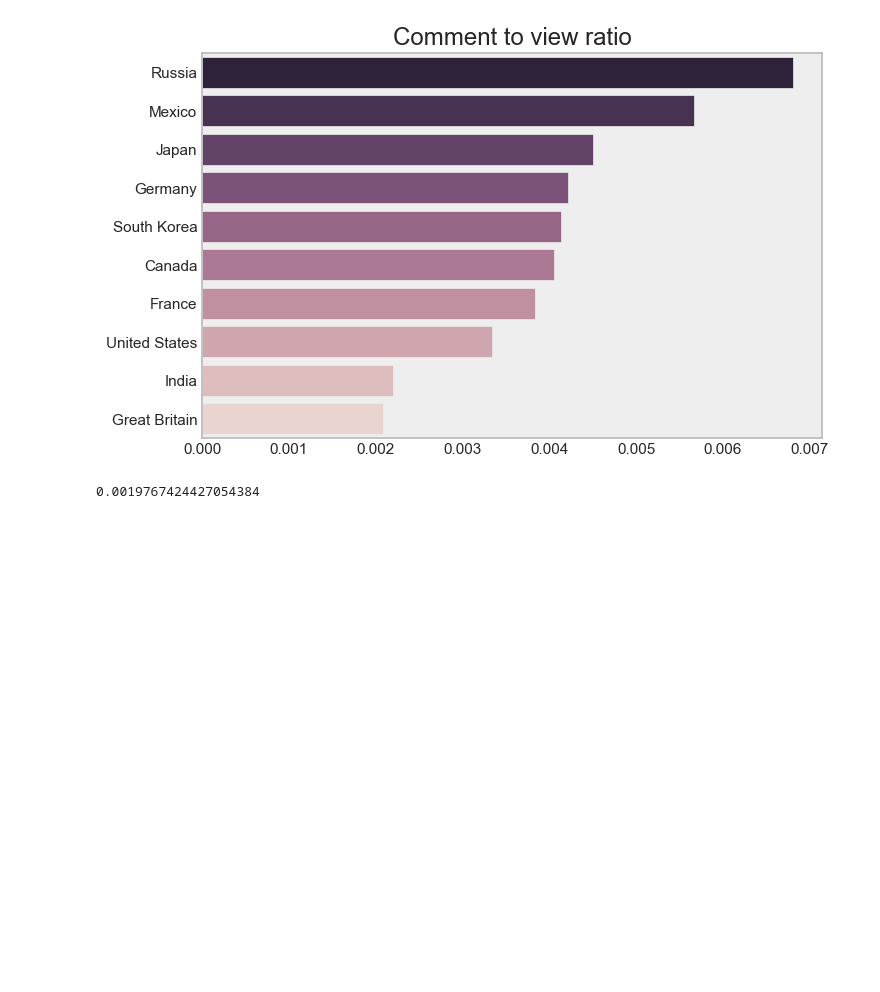
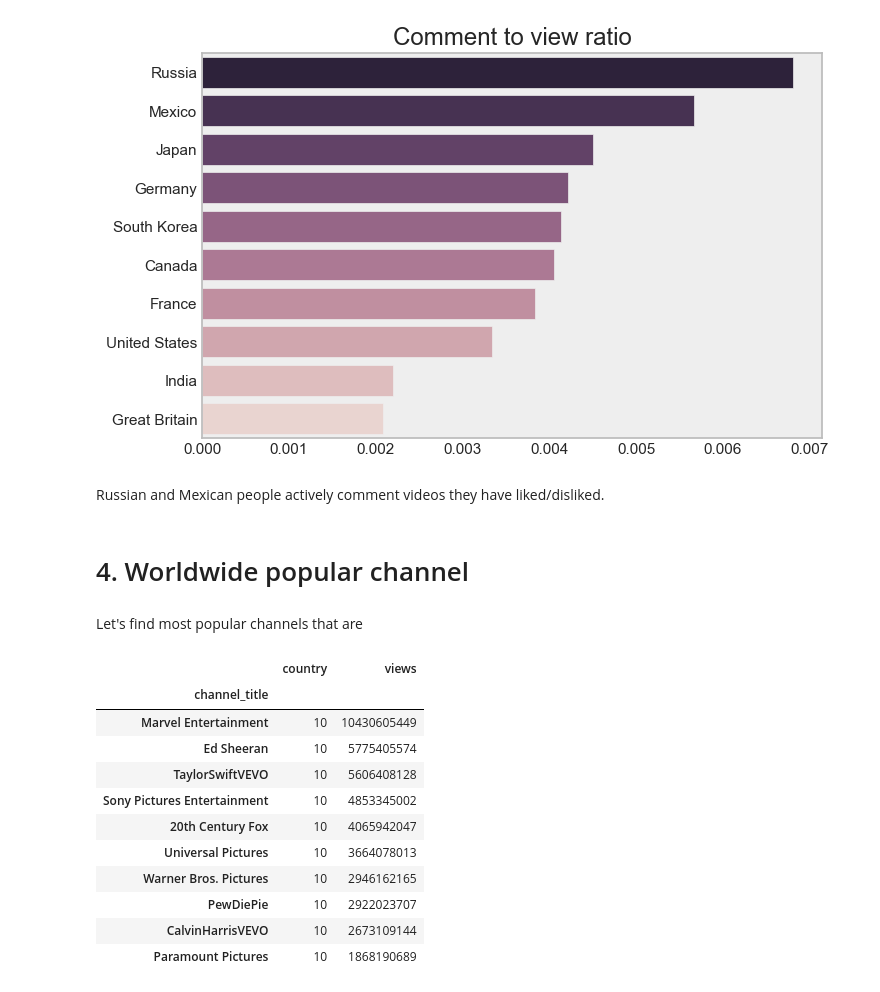
Before and after one commit to Eugeniy-Makarevich/Youtube-trending-videos, a Jupyter notebook: youtube_videos.ipynb, the cells around one changed output. Saved outputs shown, nothing was run; the diff lists cells and outputs as text; code cells hidden in the pictures; blank space fills up the shorter version.

Commit message:
Worlwide channels added

```diff
--- a/youtube_videos.ipynb
+++ b/youtube_videos.ipynb
@@ -482,12 +496,27 @@ title = ax.set_title('Comment to view ratio')
 ylabel = plt.ylabel(None)
 # %% [output]
 [figure]
-# %%
-
-filt = (uniqueDF['ratings_disabled'] == False) & (uniqueDF['region']=='IN') & (uniqueDF['comments_disabled'] == False)
-df1 = uniqueDF[filt]
-likes = df1['comment_count'].sum()
-views = df1.views.sum()
-likes/views
-# %% [output]
-0.0019767424427054384
+# %% [markdown]
+Russian and Mexican people actively comment videos they have liked/disliked.
+# %% [markdown]
+# 4. Worldwide popular channel
+# %% [markdown]
+Let's find most popular channels that are
+# %%
+df1 = df.sort_values(by='trending_date', ascending=False)
+df1 = df1.drop_duplicates(['video_id', 'title','country'], keep='first')
+df1 = df.groupby('channel_title').agg({'country':'nunique','views':'sum'})
+df1.sort_values(by = ['country', 'views'], ascending=False).head(10)
+# %% [output]
+|  | country | views |
+| channel_title |  |  |
+| Marvel Entertainment | 10 | 10430605449 |
+| Ed Sheeran | 10 | 5775405574 |
+| TaylorSwiftVEVO | 10 | 5606408128 |
+| Sony Pictures Entertainment | 10 | 4853345002 |
+| 20th Century Fox | 10 | 4065942047 |
+| Universal Pictures | 10 | 3664078013 |
+| Warner Bros. Pictures | 10 | 2946162165 |
+| PewDiePie | 10 | 2922023707 |
+| CalvinHarrisVEVO | 10 | 2673109144 |
+| Paramount Pictures | 10 | 1868190689 |
```
Also changed, not shown: parts of 7 cells of this notebook.
